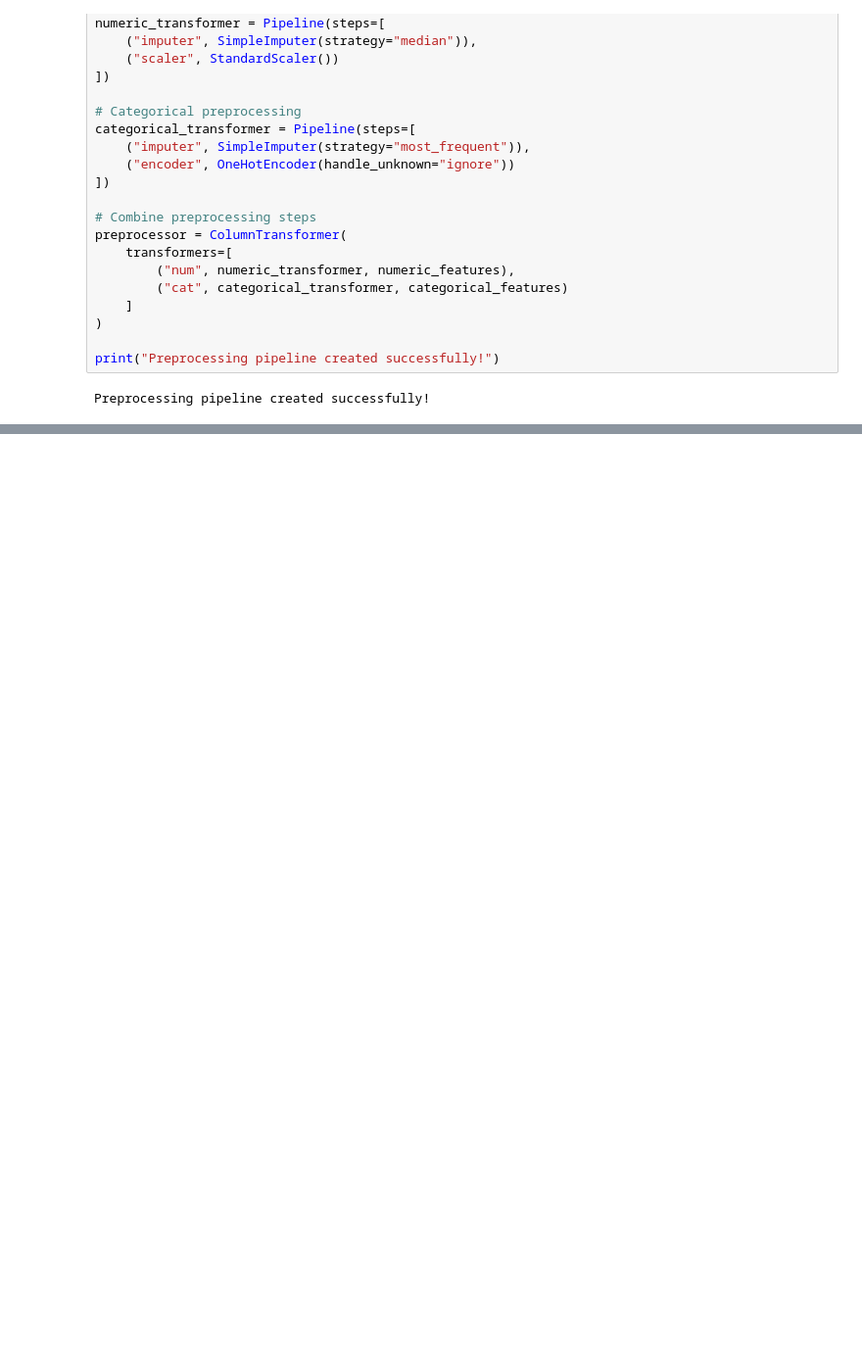
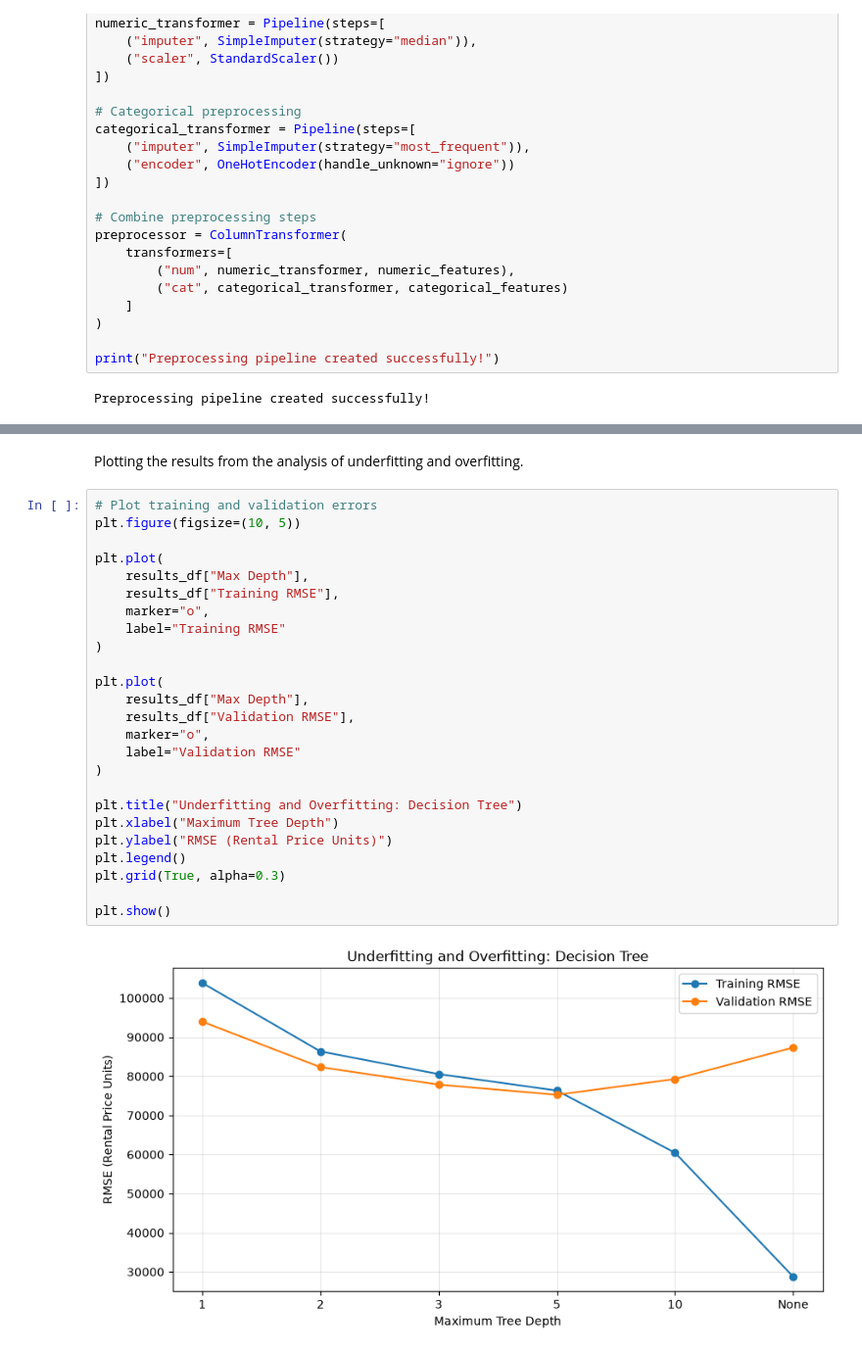
Before and after one commit to iaac-maai/group-3-day2-assignment, a Jupyter notebook: notebooks/supervised_learning.ipynb, the cells around one changed output, grey strips where cells are left out. Shown at 98% size. Cells and saved outputs as stored; diff of their text form; blank space fills up the shorter version.

Commit message:
Add underfitting, overfitting and data leakage analysis

```diff
--- a/notebooks/supervised_learning.ipynb
+++ b/notebooks/supervised_learning.ipynb
@@ -176,0 +316,29 @@ Preprocessing pipeline created successfully!
+# %% [markdown]
+Plotting the results from the analysis of underfitting and overfitting.
+# %%
+# Plot training and validation errors
+plt.figure(figsize=(10, 5))
+
+plt.plot(
+    results_df["Max Depth"],
+    results_df["Training RMSE"],
+    marker="o",
+    label="Training RMSE"
+)
+
+plt.plot(
+    results_df["Max Depth"],
+    results_df["Validation RMSE"],
+    marker="o",
+    label="Validation RMSE"
+)
+
+plt.title("Underfitting and Overfitting: Decision Tree")
+plt.xlabel("Maximum Tree Depth")
+plt.ylabel("RMSE (Rental Price Units)")
+plt.legend()
+plt.grid(True, alpha=0.3)
+
+plt.show()
+# %% [output]
+[figure, added]
```
Also changed, not shown: parts of 27 cells of this notebook.
